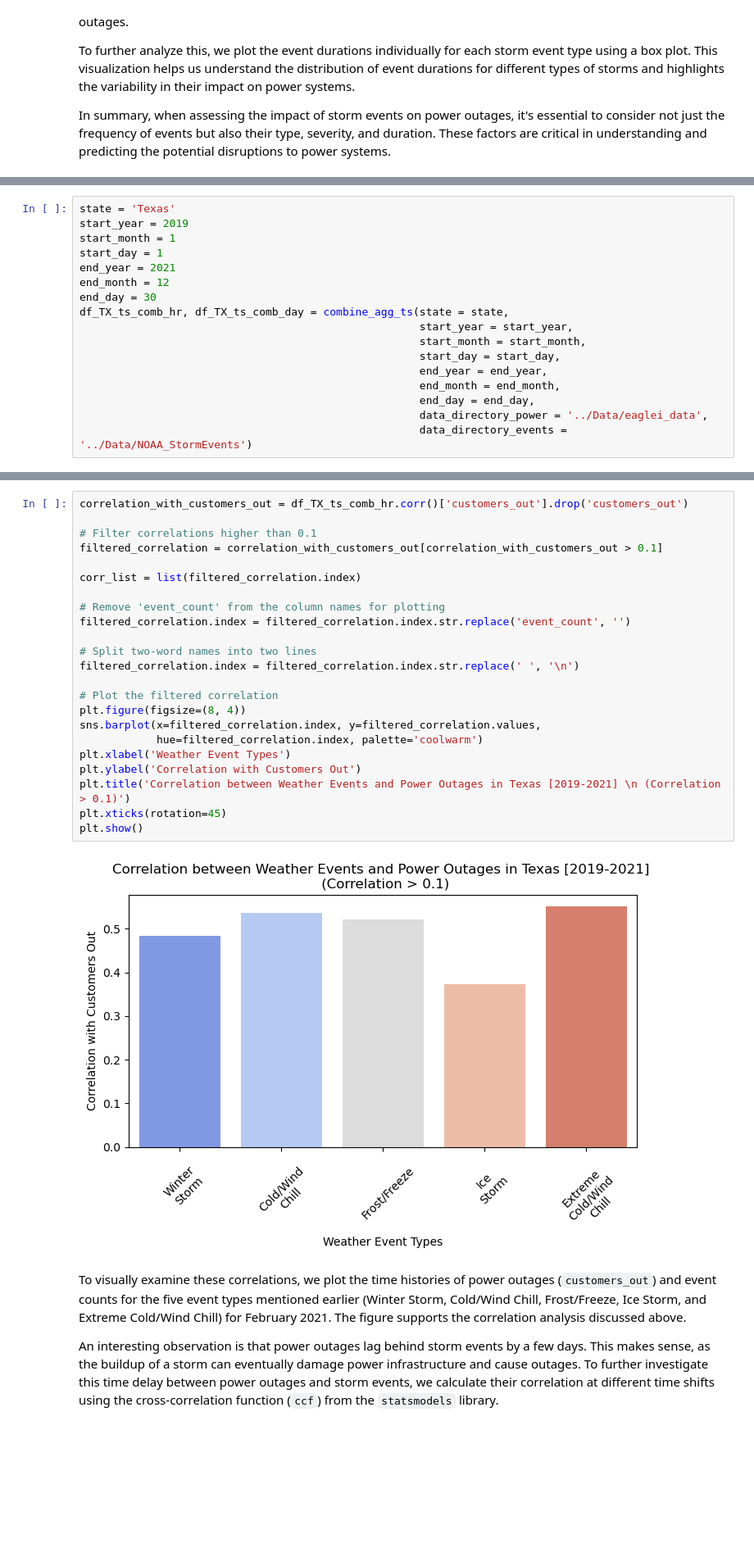
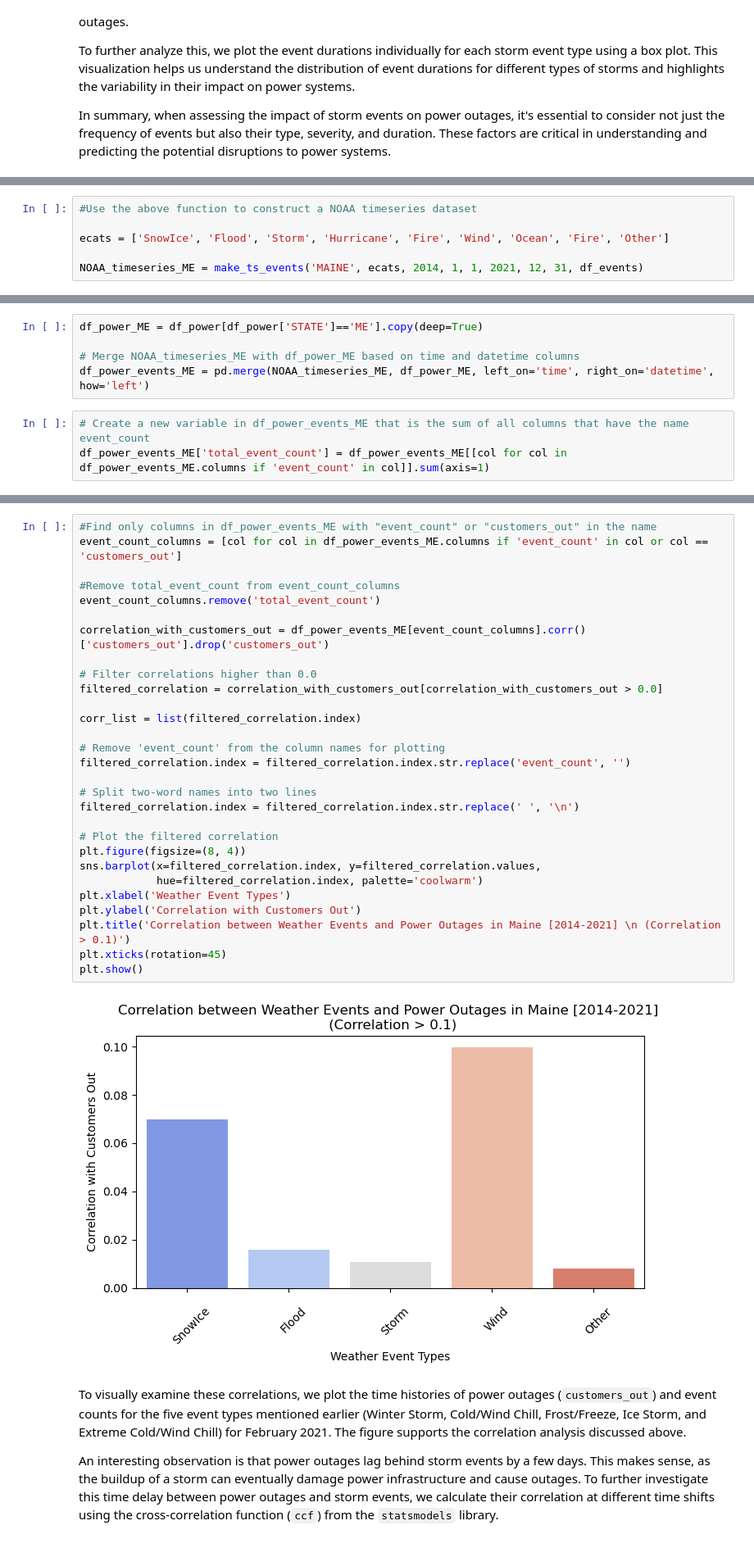
Before and after one commit to aarondweinberg/predictingpoweroutages, a Jupyter notebook: Aaron/EDA_AW.ipynb, the cells around one changed output, grey strips where cells are left out. Shown at 82% size. Cells and saved outputs as stored; diff of their text form; blank space fills up the shorter version.

```diff
--- a/Aaron/EDA_AW.ipynb
+++ b/Aaron/EDA_AW.ipynb
@@ -221,17 +493,0 @@ The results are significantly influenced by the Great Texas Freeze of 2021, a hi
-# %%
-state = 'Texas'
-start_year = 2019
-start_month = 1
-start_day = 1
-end_year = 2021
-end_month = 12
-end_day = 30
-df_TX_ts_comb_hr, df_TX_ts_comb_day = combine_agg_ts(state = state,
-                                                     start_year = start_year,
-                                                     start_month = start_month,
-                                                     start_day = start_day,
-                                                     end_year = end_year,
-                                                     end_month = end_month,
-                                                     end_day = end_day,
-                                                     data_directory_power = '../Data/eaglei_data',
-                                                     data_directory_events = '../Data/NOAA_StormEvents')
@@ -254,0 +584,6 @@ df_TX_ts_comb_day
+# %%
+#Use the above function to construct a NOAA timeseries dataset
+
+ecats = ['SnowIce', 'Flood', 'Storm', 'Hurricane', 'Fire', 'Wind', 'Ocean', 'Fire', 'Other']
+
+NOAA_timeseries_ME = make_ts_events('MAINE', ecats, 2014, 1, 1, 2021, 12, 31, df_events)
@@ -254,0 +621,8 @@ df_TX_ts_comb_day
+# %%
+df_power_ME = df_power[df_power['STATE']=='ME'].copy(deep=True)
+
+# Merge NOAA_timeseries_ME with df_power_ME based on time and datetime columns
+df_power_events_ME = pd.merge(NOAA_timeseries_ME, df_power_ME, left_on='time', right_on='datetime', how='left')
+# %%
+# Create a new variable in df_power_events_ME that is the sum of all columns that have the name event_count
+df_power_events_ME['total_event_count'] = df_power_events_ME[[col for col in df_power_events_ME.columns if 'event_count' in col]].sum(axis=1)
@@ -255,28 +645,34 @@ df_TX_ts_comb_day
 # %%
-correlation_with_customers_out = df_TX_ts_comb_hr.corr()['customers_out'].drop('customers_out')
+#Find only columns in df_power_events_ME with "event_count" or "customers_out" in the name
+event_count_columns = [col for col in df_power_events_ME.columns if 'event_count' in col or col == 'customers_out']
 
-# Filter correlations higher than 0.1
-filtered_correlation = correlation_with_customers_out[correlation_with_customers_out > 0.1]
+#Remove total_event_count from event_count_columns
+event_count_columns.remove('total_event_count')
+
+correlation_with_customers_out = df_power_events_ME[event_count_columns].corr()['customers_out'].drop('customers_out')
+
+# Filter correlations higher than 0.0
+filtered_correlation = correlation_with_customers_out[correlation_with_customers_out > 0.0]
 
 corr_list = list(filtered_correlation.index)
 
 # Remove 'event_count' from the column names for plotting
 filtered_correlation.index = filtered_correlation.index.str.replace('event_count', '')
 
 # Split two-word names into two lines
 filtered_correlation.index = filtered_correlation.index.str.replace(' ', '\n')
 
 # Plot the filtered correlation
 plt.figure(figsize=(8, 4))
 sns.barplot(x=filtered_correlation.index, y=filtered_correlation.values,
             hue=filtered_correlation.index, palette='coolwarm')
 plt.xlabel('Weather Event Types')
 plt.ylabel('Correlation with Customers Out')
-plt.title('Correlation between Weather Events and Power Outages in Texas [2019-2021] \n (Correlation > 0.1)')
+plt.title('Correlation between Weather Events and Power Outages in Maine [2014-2021] \n (Correlation > 0.1)')
 plt.xticks(rotation=45)
 plt.show()
 # %% [output]
-[figure, old version]
+[figure, new version]
 # %% [markdown]
 To visually examine these correlations, we plot the time histories of power outages (`customers_out`) and event counts for the five event types mentioned earlier (Winter Storm, Cold/Wind Chill, Frost/Freeze, Ice Storm, and Extreme Cold/Wind Chill) for February 2021. The figure supports the correlation analysis discussed above.
 
```
Also changed, not shown: parts of 29 cells of this notebook.
